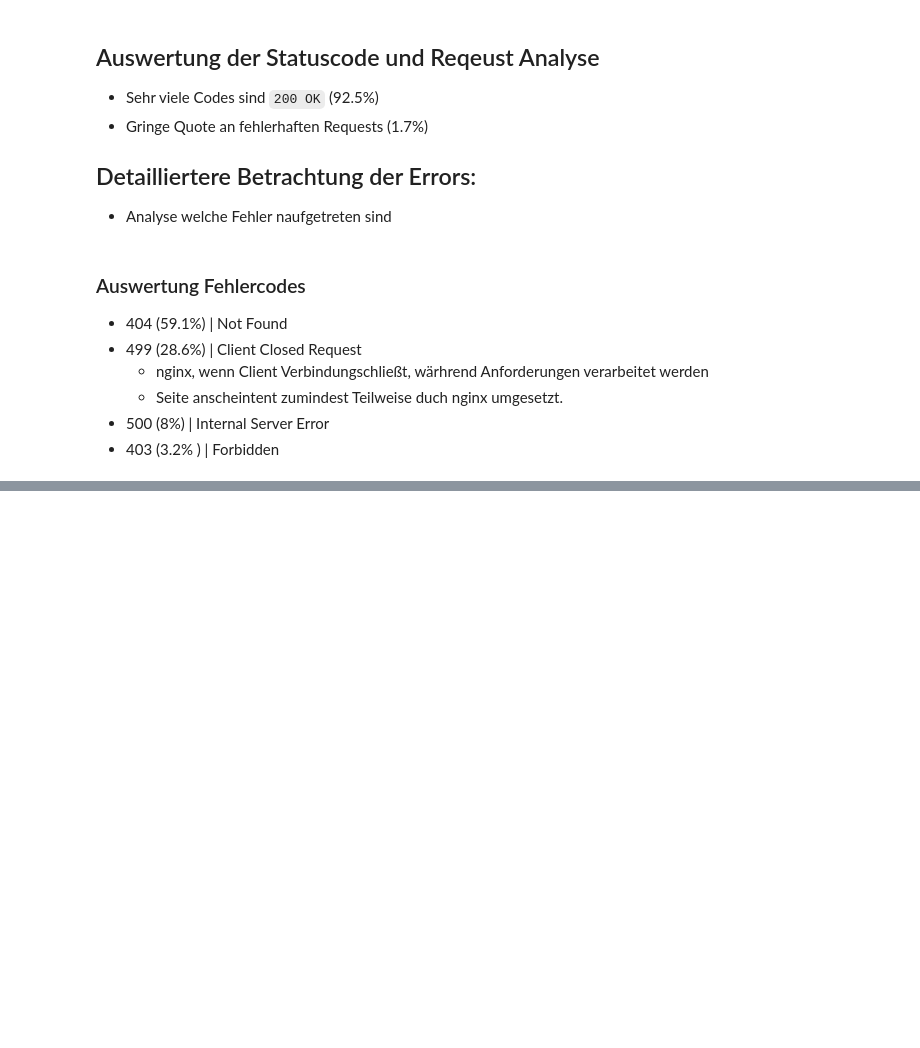
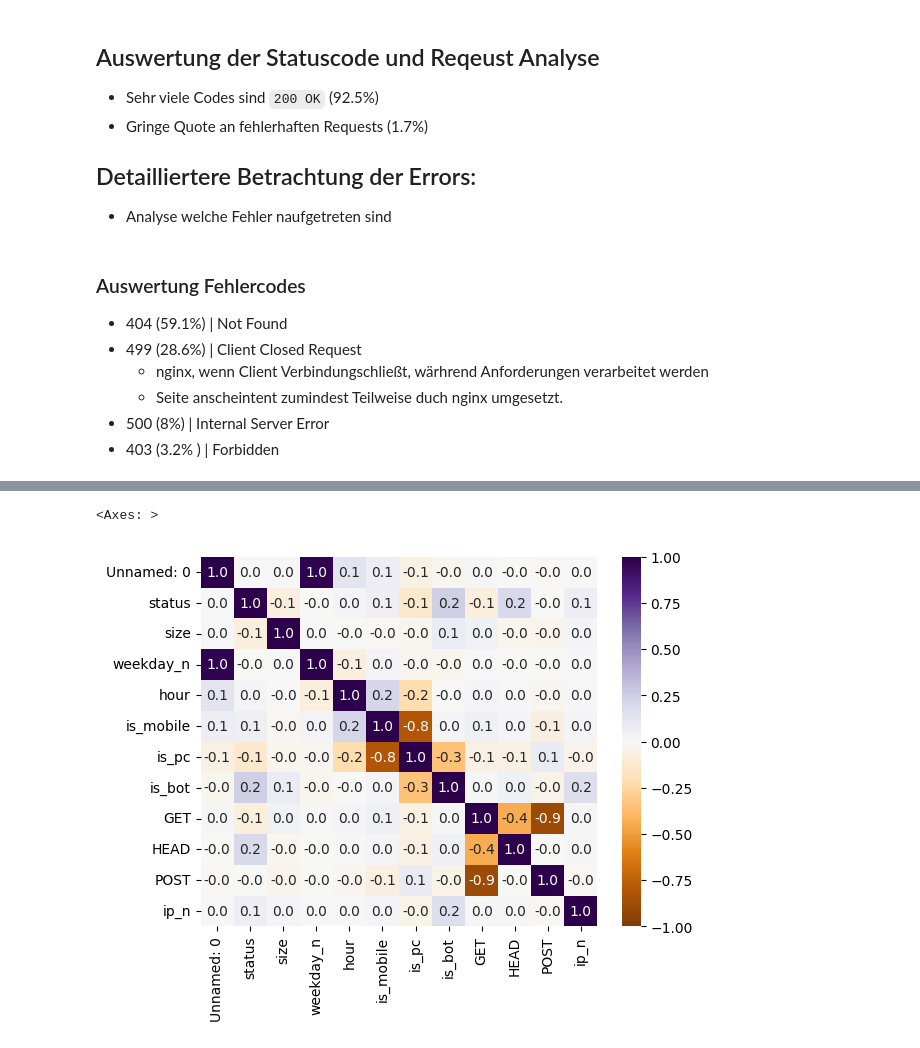
Before and after one commit to Flenz42/HSD-DAW-Pandas-SS23, a Jupyter notebook: project.ipynb, the cells around one changed output, grey strips where cells are left out. Drawn from its saved outputs; the diff is of its cells as text; code cells hidden in the pictures; blank space fills up the shorter version.

```diff
--- a/project.ipynb
+++ b/project.ipynb
@@ -473,8 +501,12 @@ methods_numeric = methods_numeric.drop(['CONNECT','E','G','OPTIONS','PROPFIND'],
 
 access_log = access_log.join(methods_numeric)
 access_log.head()
+# %%
+# Umwandeln der IP Adresse in ein Numerischen Feature
+access_log['ip_n'] = pf.ip_to_int(access_log['ip'])
 # %%
 # Erneute Korrelationsanalyse
-sns.heatmap(access_log.corr(numeric_only=True), annot=True, cmap="PuOr", fmt=".1f", vmin=-1, vmax=1)
-
-#TODO: IP-Adresse
+sns.heatmap(access_log.corr(numeric_only=True), annot=True, cmap="PuOr", fmt=".1f", vmin=-1, vmax=1, linewidths=0.5)
+# %% [output]
+<Axes: >
+[figure, added]
```
Also changed, not shown: parts of 13 cells of this notebook.
